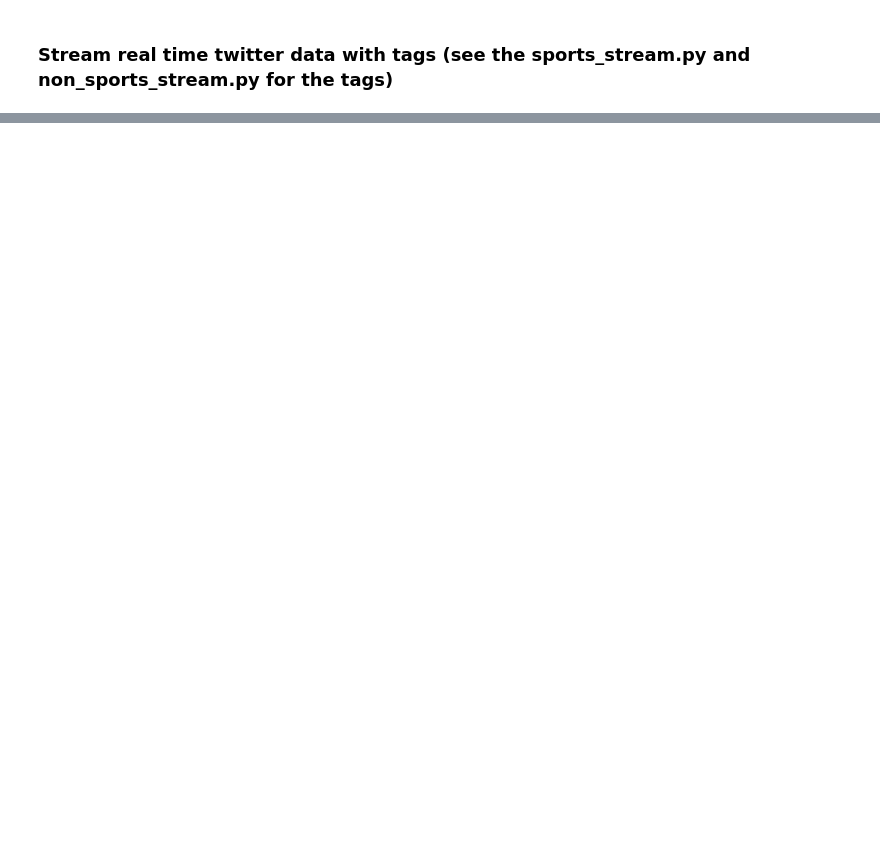
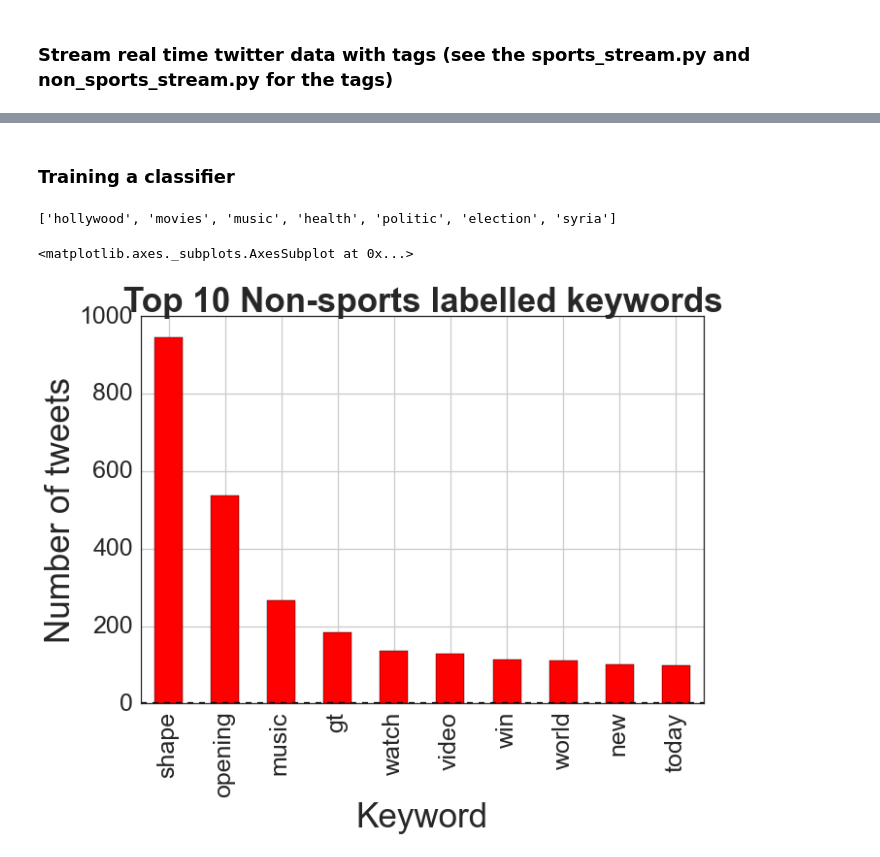
Before and after one commit to purnawirman/NLP-Classifier, a Jupyter notebook: Twitter data mining.ipynb, the cells around one changed output, grey strips where cells are left out. Saved outputs shown, nothing was run; the diff lists cells and outputs as text; code cells hidden in the pictures; blank space fills up the shorter version.

```diff
--- a/Twitter data mining.ipynb
+++ b/Twitter data mining.ipynb
@@ -179,0 +380,6 @@ import onlineldavb
+# %%
+from gensim.models import word2vec
+import logging
+logging.basicConfig(format='%(asctime)s : %(levelname)s : %(message)s', level=logging.INFO)
+sentences = word2vec.Text8Corpus('text8')
+model = word2vec.Word2Vec(sentences, size=200)
@@ -179,0 +407,2 @@ import onlineldavb
+# %% [markdown]
+### Training a classifier
@@ -179,0 +435,45 @@ import onlineldavb
+# %%
+def find_similarity(word):
+    try:
+        return model.similarity(word,'sport')
+    except:
+        return None
+
+def find_max_similar_from_list(list_of_words):
+    if not list_of_words:
+        return None
+    max_value = max(map(find_similarity,list_of_words))
+#     max_word = list_of_words[np.argmax(map(find_similarity,list_of_words))]
+#     print max_word
+    return max_value
+
+def find_max_word_from_list(list_of_words):
+    if not list_of_words:
+        return None
+#     max_value = max(map(find_similarity,list_of_words))
+    max_word = list_of_words[np.argmax(map(find_similarity,list_of_words))]
+#     print max_word
+    return max_word
+# %%
+feature_df = pd.DataFrame()
+feature_df['content'] = tweets_df['content']
+
+tweets_df['max_similarity'] = feature_df.applymap(find_max_similar_from_list)
+tweets_df['max_word'] = feature_df.applymap(find_max_word_from_list)
+# %%
+track_nonsport
+# %% [output]
+['hollywood', 'movies', 'music', 'health', 'politic', 'election', 'syria']
+# %%
+tweets_by_lang = tweets_df[6186:]['max_word'].value_counts()
+
+fig, ax = plt.subplots()
+ax.tick_params(axis='x', labelsize=25)
+ax.tick_params(axis='y', labelsize=25)
+ax.set_xlabel('Keyword', fontsize=35)
+ax.set_ylabel('Number of tweets' , fontsize=35)
+ax.set_title('Top 10 Non-sports labelled keywords', fontsize=35, fontweight='bold')
+tweets_by_lang[:10].plot(ax=ax, kind='bar', color='red')
+# %% [output]
+<matplotlib.axes._subplots.AxesSubplot at 0x...>
+[figure, added]
```
Also changed, not shown: parts of 52 cells of this notebook, 2 other files.
